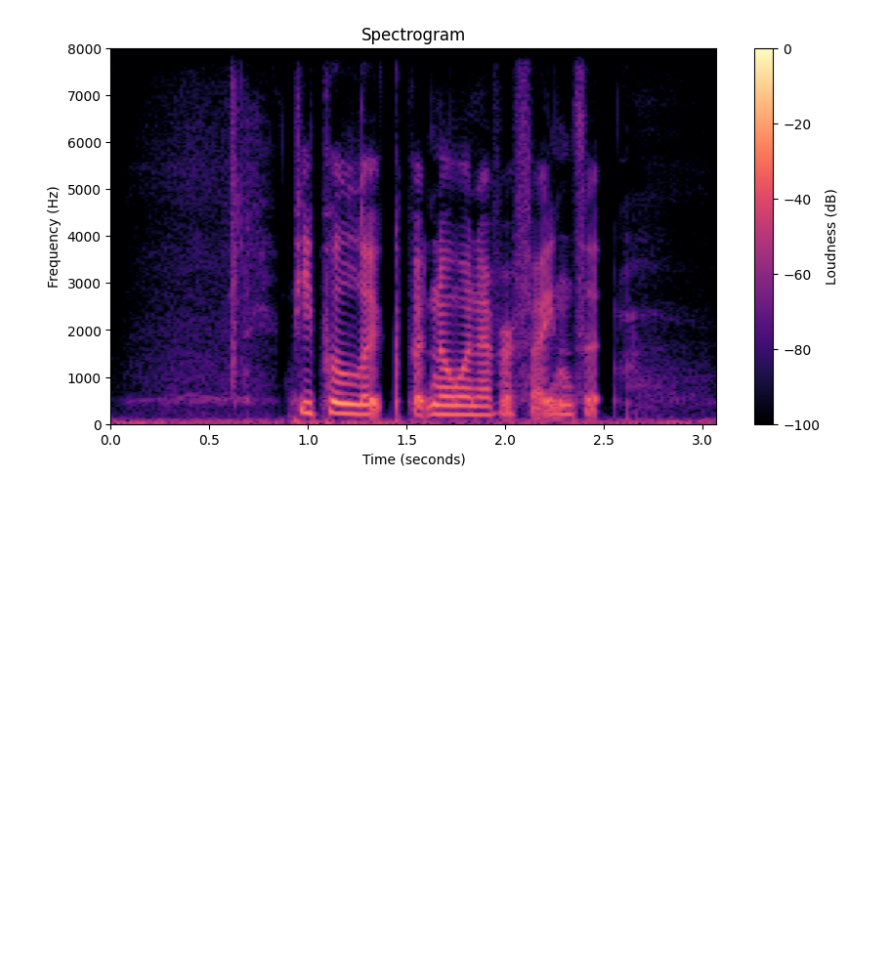
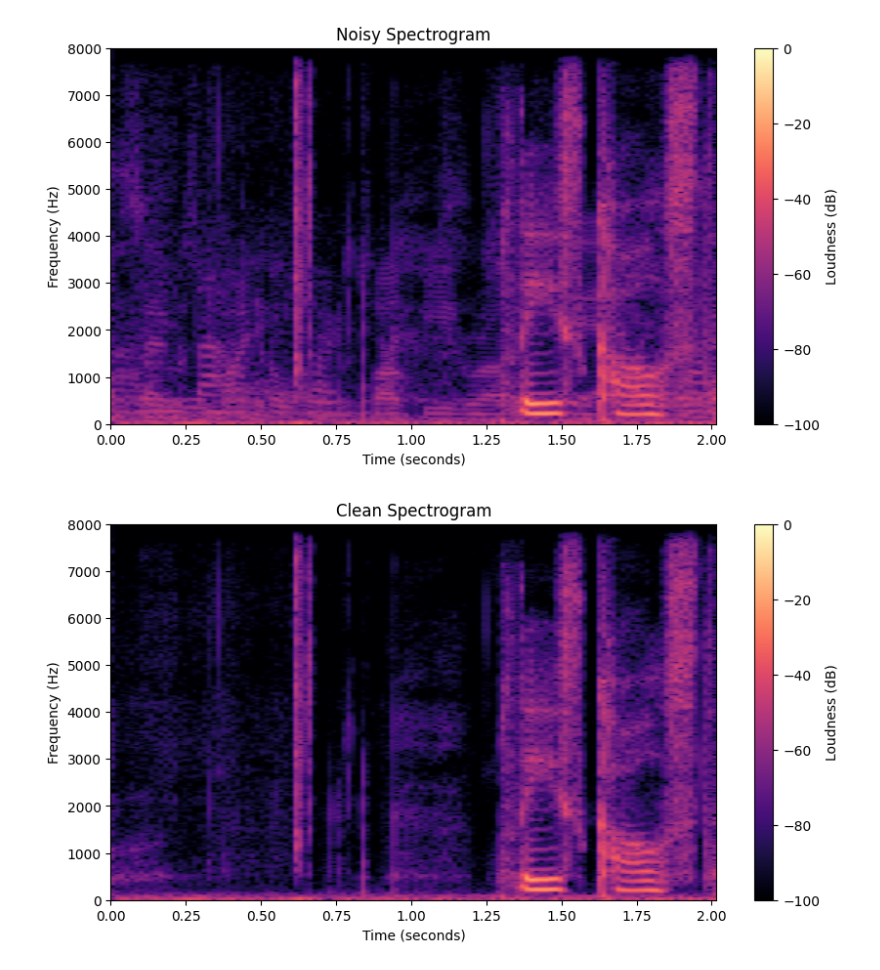
Before and after one commit to horecdev/LSTM-from-scratch, a Jupyter notebook: noise_reduction.ipynb, the cells around one changed output. Drawn from its saved outputs; the diff is of its cells as text; code cells hidden in the pictures; blank space fills up the shorter version.

```diff
--- a/noise_reduction.ipynb
+++ b/noise_reduction.ipynb
@@ -13,18 +16,19 @@ from src.projects.voice_enhancement.fourier_transform import compute_stft, compu
 from src.utils.save_and_load_model import save_model, load_model
 from src.utils.save_and_load_checkpoint import save_checkpoint, load_checkpoint
 # %%
-sample_path = r"C:\Datasets\Clean and Noisy Audio Dataset 16kHz\train\clean\p234_010.wav"
+noisy_path = r"C:\Datasets\Clean and Noisy Audio Dataset 16kHz NumPy Spectrogram Magnitudes\train\noisy\p234_001.npy"
+clean_path = r"C:\Datasets\Clean and Noisy Audio Dataset 16kHz NumPy Spectrogram Magnitudes\train\clean\p234_001.npy"
+
 # We already preprocessed the audios to 16kHz
+sr, N, hop = 16000, 512, 256
 
-audio, sr_orig = lb.load(sample_path, sr=None)
+n_spec = cp.load(noisy_path)
+c_spec = cp.load(clean_path)
 
-N = 512
-hop = 256
-
-spectrogram, orig_len = compute_stft(audio, N=N, hop=hop)
-
-plot_spectrogram(spectrogram, sr_orig, hop, N)
+plot_spectrogram(n_spec, sr, hop, N, title='Noisy Spectrogram', is_raw_magnitude=True)
+plot_spectrogram(c_spec, sr, hop, N, title='Clean Spectrogram', is_raw_magnitude=True)
 # %% [output]
-[figure, old version]
+[figure, new version]
+[figure, added]
 # %%
 # Our idea for training the model: We have our audio. We turn it into a spectrogram, of shape (B, num_frames, bins)
```
Also changed, not shown: parts of 7 cells of this notebook, 11 other files.
